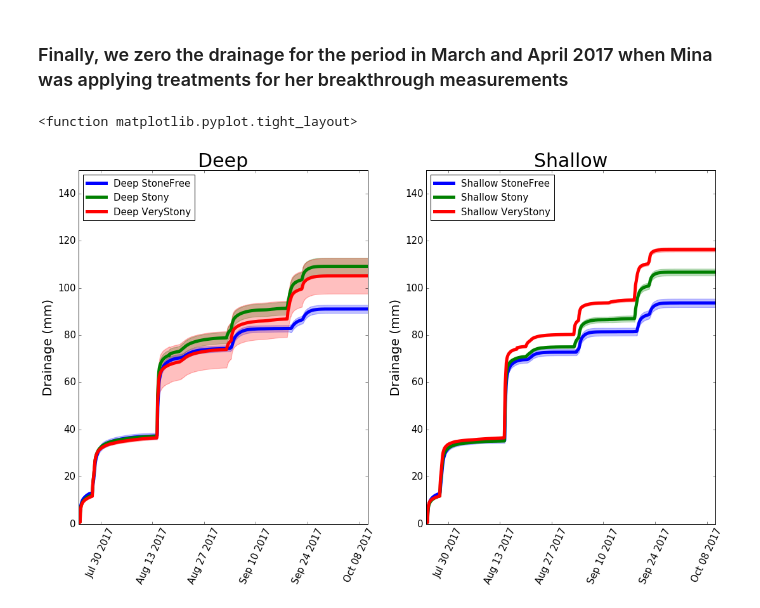
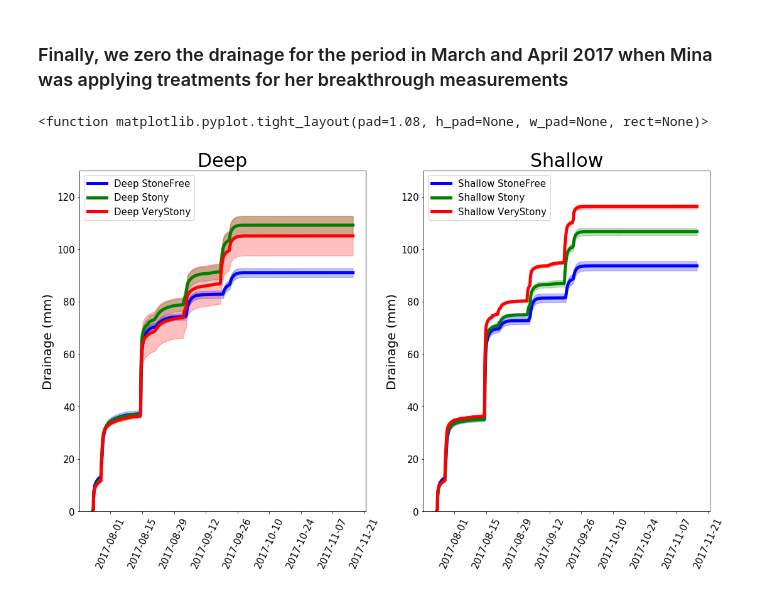
Before and after one commit to HamishBrownPFR/StonySoilLysimeters, a Jupyter notebook: Drainage Analysis.ipynb, the cells around one changed output. Saved outputs shown, nothing was run; the diff lists cells and outputs as text; code cells hidden in the pictures.

```diff
--- a/Drainage Analysis.ipynb
+++ b/Drainage Analysis.ipynb
@@ -186,14 +188,14 @@ Drainage.fillna(0,inplace=True)
 DailyDrainage = Drainage.resample('D').sum()
 #Make a data frame to hold 0 if data good and 1 if the spoon was not working
 MissingDataMask = Drainage.copy()
-MissingDataMask.ix[:] = 0
+MissingDataMask.loc[:] = 0
 # %%
 for plot in Drainage.columns:
     for date in DailyDrainage.index:
         Today = date.date().strftime('%Y-%m-%d')
         Treatment = plot[0:2]
-        PlotValue = DailyDrainage.ix[Today,plot]
-        TreatValues = DailyDrainage.ix[Today,Treatment]
+        PlotValue = DailyDrainage.loc[Today,plot]
+        TreatValues = DailyDrainage.loc[Today,Treatment]
         DrainCount = sum(i>0 for i in TreatValues)
         TreatMean = np.mean(TreatValues)
         #if plot didn't record drainage today, but at least two other did, it may be faulty
@@ -202,7 +204,7 @@ for plot in Drainage.columns:
             #and there was > 5mm high drainage in the other two assume spoon is faulty
             if (DrainCount == 3) or (TreatMean > 2.5):
                 #Mark this plot as not working for this period
-                MissingDataMask.ix[Today,plot] = 1.0
+                MissingDataMask.loc[Today,plot] = 1.0
 # %% [markdown]
 ## Clearly see periods where some spoons were not tipping when others were.  For these periods replace the zero drainage recorded for the faulty spoons with the treatment mean.
 # %%
@@ -222,46 +224,47 @@ TreatMeans = Drainage.groupby(level=['Gravels','Stones'],axis=1).mean()
 ### Then we replace the Na values with treatment means
 # %%
 for plot in Drainage.columns:
-    Drainage.ix[:,plot].fillna(TreatMeans.ix[:,plot[0:2]],inplace=True)
+    Drainage.loc[:,plot].fillna(TreatMeans.loc[:,plot[0:2]],inplace=True)
 # %% [markdown]
 ### Finally, we zero the drainage for the period in March and April 2017 when Mina was applying treatments for her breakthrough measurements
 # %%
-Drainage.ix['2017-03-01':'2017-04-25',:] = 0
+Drainage.loc['2017-03-01':'2017-04-25',:] = 0
 # %%
 Gravels = ['Deep','Shallow']
 Stones = ['StoneFree','Stony','VeryStony']
 lines = ['-','--']
 colors = ['b','g','r']
 
 Graph = plt.figure(figsize=(18,10))
 
 Start = '2017-07-24'
+End = '2017-11-15'
 
 GravPos = 0
 for Grav in Gravels:
     fig = Graph.add_subplot(1,2,GravPos+1)
     StonPos = 0
     for Ston in Stones:
-        median = Drainage.ix[Start:,(Grav,Ston)].cumsum().median(axis=1)
-        SEM = Drainage.ix[Start:,(Grav,Ston)].cumsum().std(axis=1)/np.sqrt(4)
+        median = Drainage.loc[Start:End,(Grav,Ston)].cumsum().median(axis=1)
+        SEM = Drainage.loc[Start:End,(Grav,Ston)].cumsum().std(axis=1)/np.sqrt(4)
         Upper = median + SEM
         Lower = median - SEM
-        plt.fill_between(Drainage.ix[Start:,(Grav,Ston)].index,
+        plt.fill_between(Drainage.loc[Start:End,(Grav,Ston)].index,
                  Upper,
                  Lower,
                  color = colors[StonPos],alpha=0.25)
-        plt.plot(Drainage.ix[Start:,(Grav,Ston)].index,median,color=colors[StonPos],
+        plt.plot(Drainage.loc[Start:End,(Grav,Ston)].index,median,color=colors[StonPos],
                  linewidth = 5,
                  label = Grav+' ' +Ston)
         StonPos += 1
         plt.title(Grav, fontsize=30)
     GravPos +=1
-    plt.ylim(0,150)
+    plt.ylim(0,130)
     plt.ylabel('Drainage (mm)', fontsize=20)
     plt.xticks(rotation=65)
     plt.tick_params(labelsize=15)
     plt.legend(loc=2,numpoints=1,fontsize = 15)
 plt.tight_layout
 # %% [output]
-<function matplotlib.pyplot.tight_layout>
+<function matplotlib.pyplot.tight_layout(pad=1.08, h_pad=None, w_pad=None, rect=None)>
-[figure, old version]
+[figure, new version]
```
Also changed, not shown: parts of 16 cells of this notebook, 6 other files.
